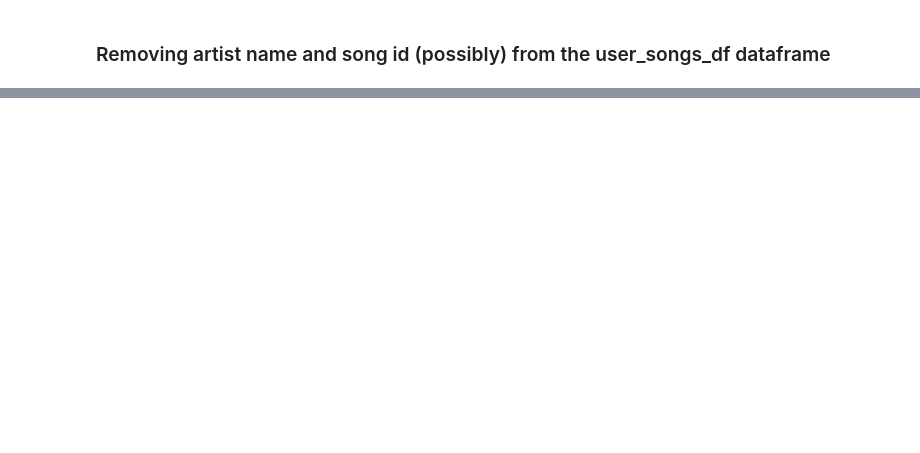
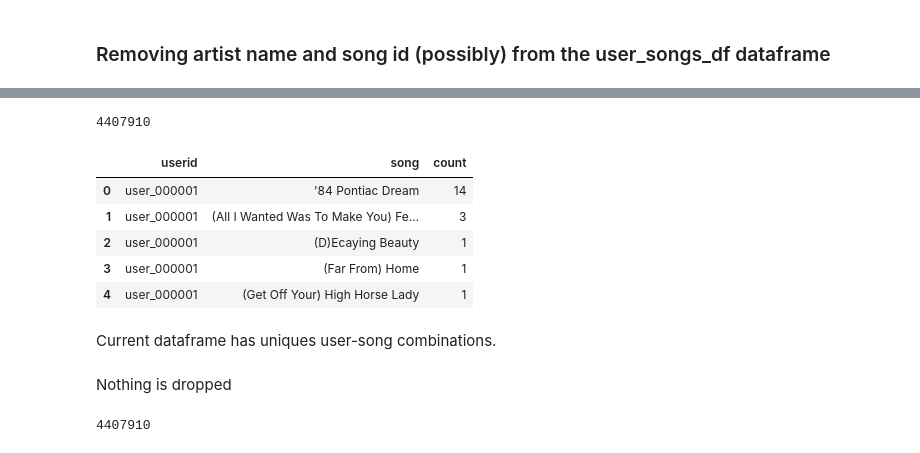
Before and after one commit to hemangbehl/Time-Aware-Music-Recommedation-System-Lastfm, a Jupyter notebook: ALS_1.ipynb, the cells around one changed output, grey strips where cells are left out. Drawn from its saved outputs; the diff is of its cells as text; code cells hidden in the pictures; blank space fills up the shorter version.

```diff
--- a/ALS_1.ipynb
+++ b/ALS_1.ipynb
@@ -177,0 +144,15 @@ user_song_df_count = user_songs_df.groupby(["userid","song"]).size().reset_index
+# %%
+len(user_song_df_count)
+# %% [output]
+4407910
+# %%
+user_song_df_count.head(5)
+# %% [output]
+|  | userid | song | count |
+| 0 | user_000001 | '84 Pontiac Dream | 14 |
+| 1 | user_000001 | (All I Wanted Was To Make You) Fe... | 3 |
+| 2 | user_000001 | (D)Ecaying Beauty | 1 |
+| 3 | user_000001 | (Far From) Home | 1 |
+| 4 | user_000001 | (Get Off Your) High Horse Lady | 1 |
+# %% [markdown]
+Current dataframe has uniques user-song combinations.
@@ -177,0 +163,6 @@ user_song_df_count = user_songs_df.groupby(["userid","song"]).size().reset_index
+# %% [markdown]
+Nothing is dropped
+# %%
+len ( user_song_df_count)
+# %% [output]
+4407910
```
Also changed, not shown: parts of 69 cells of this notebook, 1 other file.
